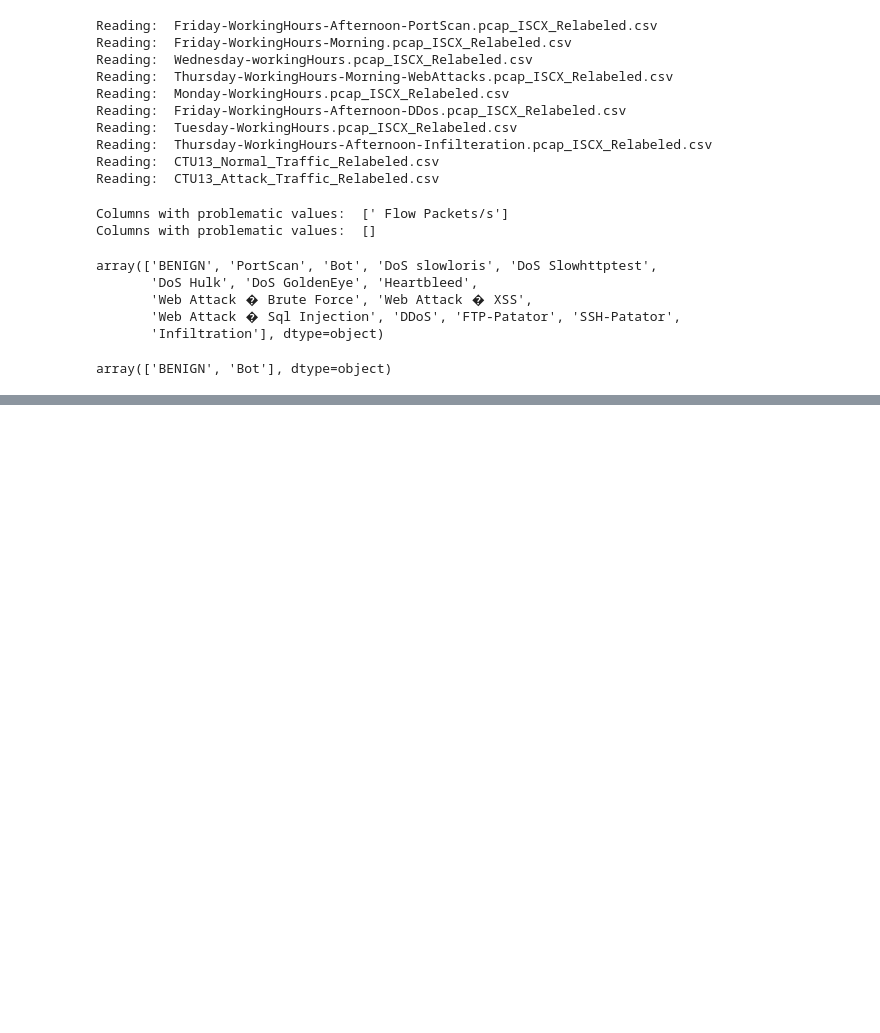
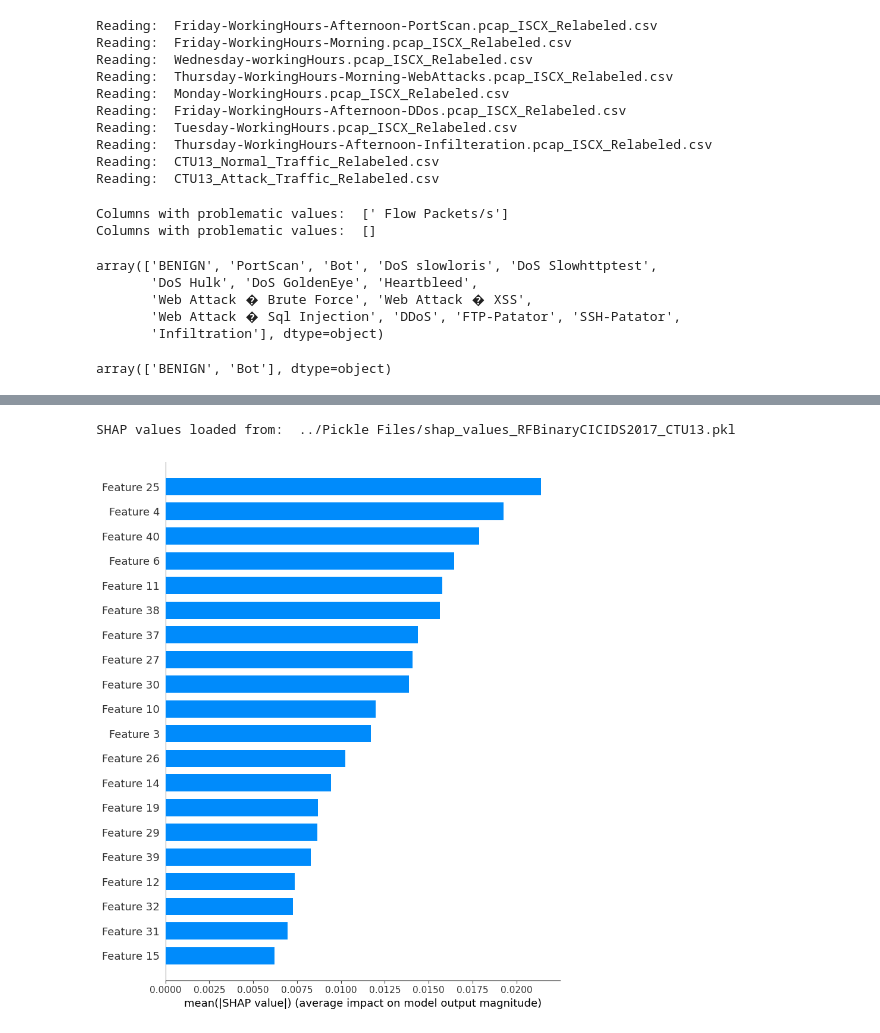
Before and after one commit to bedair81/Code-NIDS-ML-KCL, a Jupyter notebook: code/trainRandomForest.ipynb, the cells around one changed output, grey strips where cells are left out. Saved outputs shown, nothing was run; the diff lists cells and outputs as text; code cells hidden in the pictures; blank space fills up the shorter version.

```diff
--- a/code/trainRandomForest.ipynb
+++ b/code/trainRandomForest.ipynb
@@ -467,0 +477,17 @@ SHAP values loaded from:  ../Pickle Files/shap_values_RFBinaryCICIDS2017.pkl
+# %%
+# Train test splits for both datasets
+train_ctu13, test_ctu13 = train_test_split(CTU13_df, test_size=0.4, stratify=CTU13_df['GT'])
+train_cicids, test_cicids = train_test_split(CICIDS2017_df, test_size=0.4, stratify=CICIDS2017_df['GT'])
+
+# Load SHAP values from a .pkl file
+with open('../Pickle Files/shap_values_RFBinaryCICIDS2017_CTU13.pkl', 'rb') as file:
+    shap_values_ctu13_binary = pickle.load(file)
+    print("SHAP values loaded from: ", file.name)
+
+test_ctu13_np = test_ctu13[features].to_numpy()
+
+# Generate a bar plot for the SHAP values against the CTU13 test set
+shap.summary_plot(shap_values_ctu13_binary[0].get(), test_ctu13_np, plot_type="bar")
+# %% [output]
+SHAP values loaded from:  ../Pickle Files/shap_values_RFBinaryCICIDS2017_CTU13.pkl
+[figure, added]
```
Also changed, not shown: parts of 16 cells of this notebook, 4 other files.
